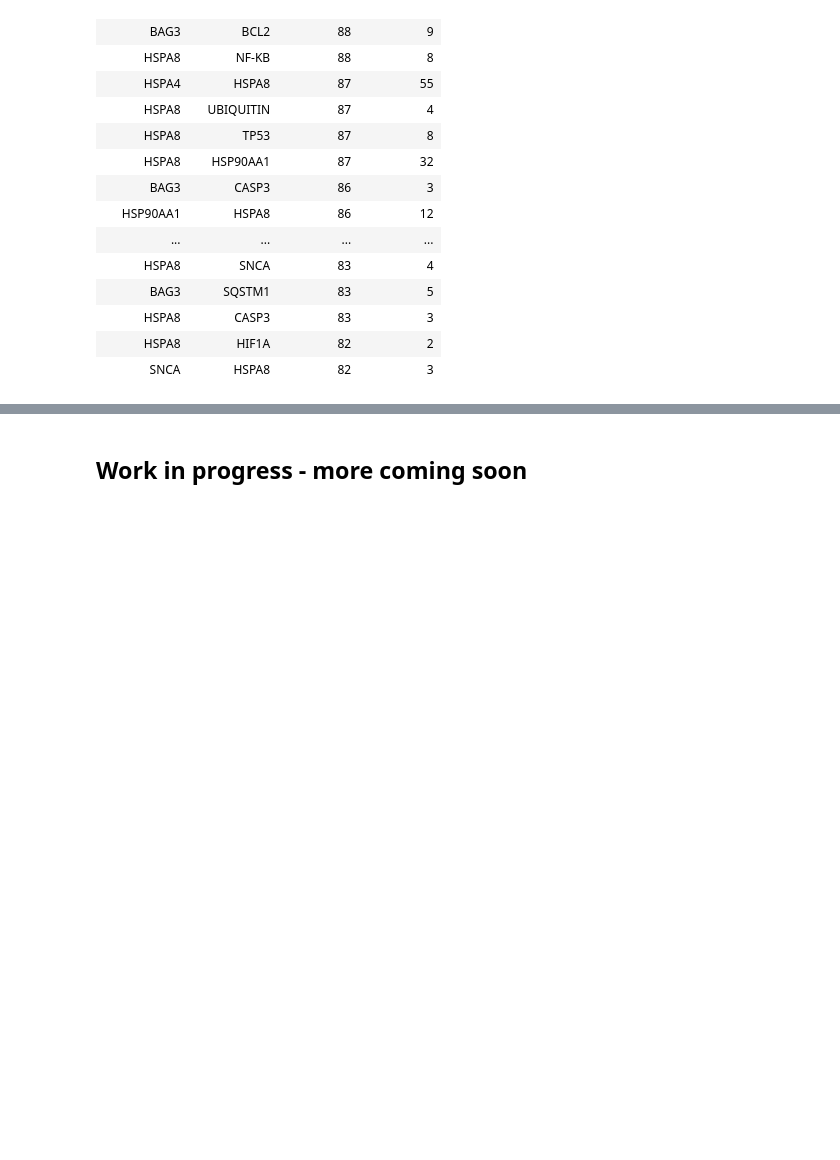
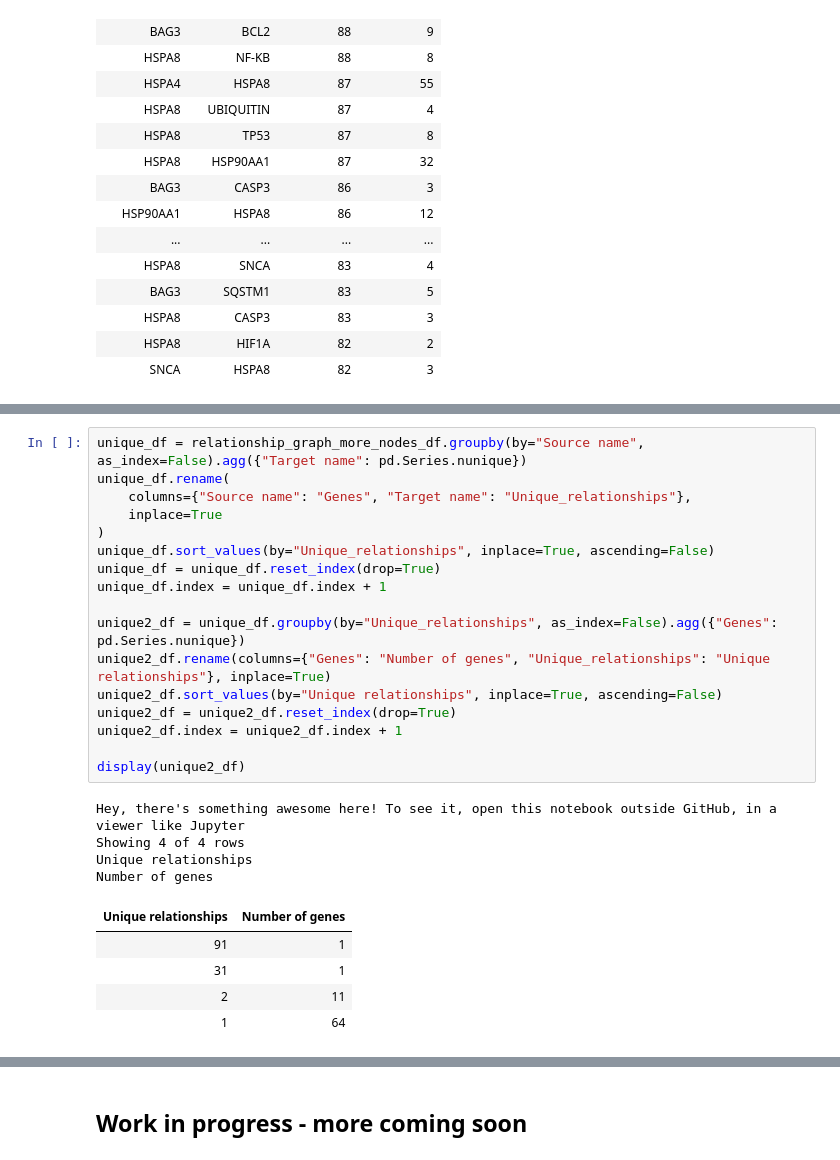
Before and after one commit to eturkes/bag3-co-ip, a Jupyter notebook: BAG3-co-ip/BAG3-co-ip.ipynb, the cells around one changed output, grey strips where cells are left out. Drawn from its saved outputs; the diff is of its cells as text; blank space fills up the shorter version.

```diff
--- a/BAG3-co-ip/BAG3-co-ip.ipynb
+++ b/BAG3-co-ip/BAG3-co-ip.ipynb
@@ -342,0 +347,27 @@ Documents
+# %%
+unique_df = relationship_graph_more_nodes_df.groupby(by="Source name", as_index=False).agg({"Target name": pd.Series.nunique})
+unique_df.rename(
+    columns={"Source name": "Genes", "Target name": "Unique_relationships"},
+    inplace=True
+)
+unique_df.sort_values(by="Unique_relationships", inplace=True, ascending=False)
+unique_df = unique_df.reset_index(drop=True)
+unique_df.index = unique_df.index + 1
+
+unique2_df = unique_df.groupby(by="Unique_relationships", as_index=False).agg({"Genes": pd.Series.nunique})
+unique2_df.rename(columns={"Genes": "Number of genes", "Unique_relationships": "Unique relationships"}, inplace=True)
+unique2_df.sort_values(by="Unique relationships", inplace=True, ascending=False)
+unique2_df = unique2_df.reset_index(drop=True)
+unique2_df.index = unique2_df.index + 1
+
+display(unique2_df)
+# %% [output]
+Hey, there's something awesome here! To see it, open this notebook outside GitHub, in a viewer like Jupyter
+Showing 4 of 4 rows
+Unique relationships
+Number of genes
+| Unique relationships | Number of genes |
+| 91 | 1 |
+| 31 | 1 |
+| 2 | 11 |
+| 1 | 64 |
```
Also changed, not shown: parts of 6 cells of this notebook.
